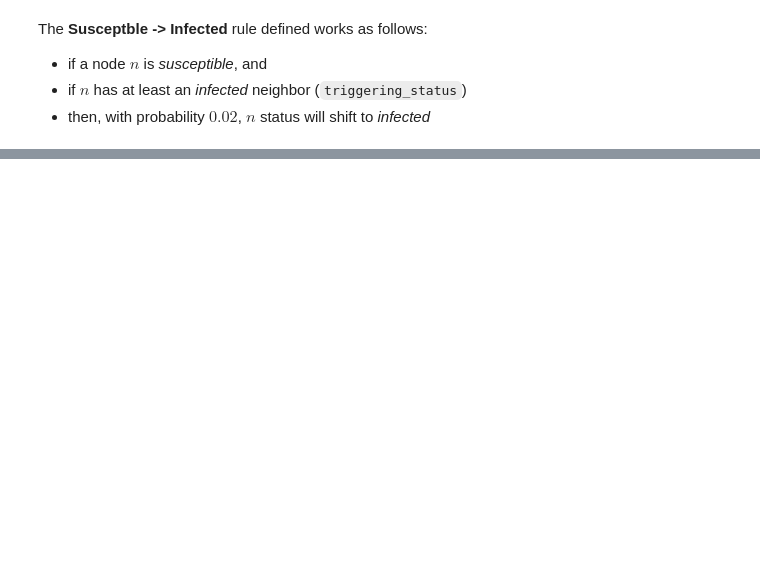
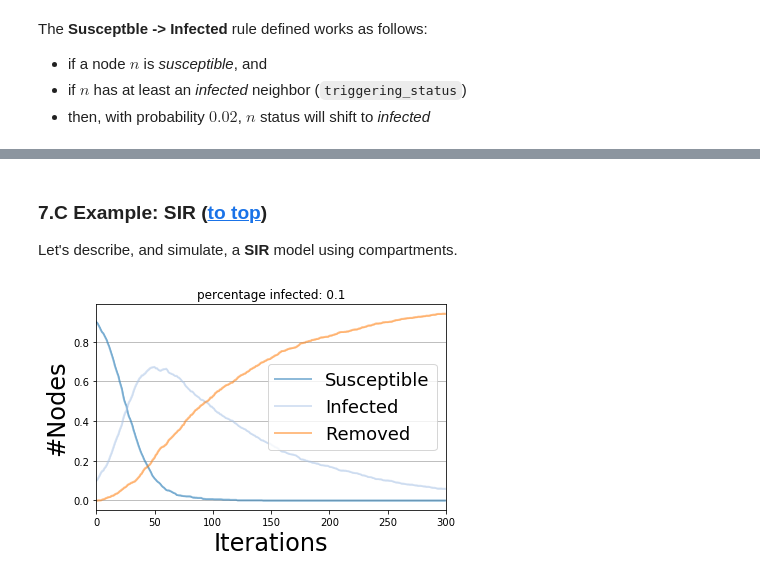
Before and after one commit to GiulioRossetti/SoBigData_courses, a Jupyter notebook: Network_diffusion_with_ndlib/NDlib.ipynb, the cells around one changed output, grey strips where cells are left out. Saved outputs shown, nothing was run; the diff lists cells and outputs as text; code cells hidden in the pictures; blank space fills up the shorter version.

```diff
--- a/Network_diffusion_with_ndlib/NDlib.ipynb
+++ b/Network_diffusion_with_ndlib/NDlib.ipynb
@@ -758,0 +852,38 @@ res
+# %% [markdown]
+<a id="sir"></a>
+### 7.C Example: SIR ([to top](#top))
+
+Let's describe, and simulate, a **SIR** model using compartments.
+# %%
+from ndlib.models.CompositeModel import CompositeModel
+from ndlib.models.compartments.NodeStochastic import NodeStochastic
+
+# Network definition
+g1 = nx.erdos_renyi_graph(n=1000, p=0.1)
+
+# Model definition
+SIR = CompositeModel(g1)
+SIR.add_status('Susceptible')
+SIR.add_status('Infected')
+SIR.add_status('Removed')
+
+# Compartments
+c1 = NodeStochastic(triggering_status='Infected', rate=0.001, probability=1)
+c2 = NodeStochastic(rate=0.01, probability=1)
+
+# Rules
+SIR.add_rule('Susceptible', 'Infected', c1)
+SIR.add_rule('Infected', 'Removed', c2)
+
+# Configuration
+config = mc.Configuration()
+config.add_model_parameter('percentage_infected', 0.1)
+SIR.set_initial_status(config)
+
+# Simulation
+iterations = SIR.iteration_bunch(300, node_status=False)
+trends = SIR.build_trends(iterations)
+viz = DiffusionTrend(SIR, trends)
+viz.plot()
+# %% [output]
+[figure, added]
```
Also changed, not shown: parts of 70 cells of this notebook, 5 other files.
